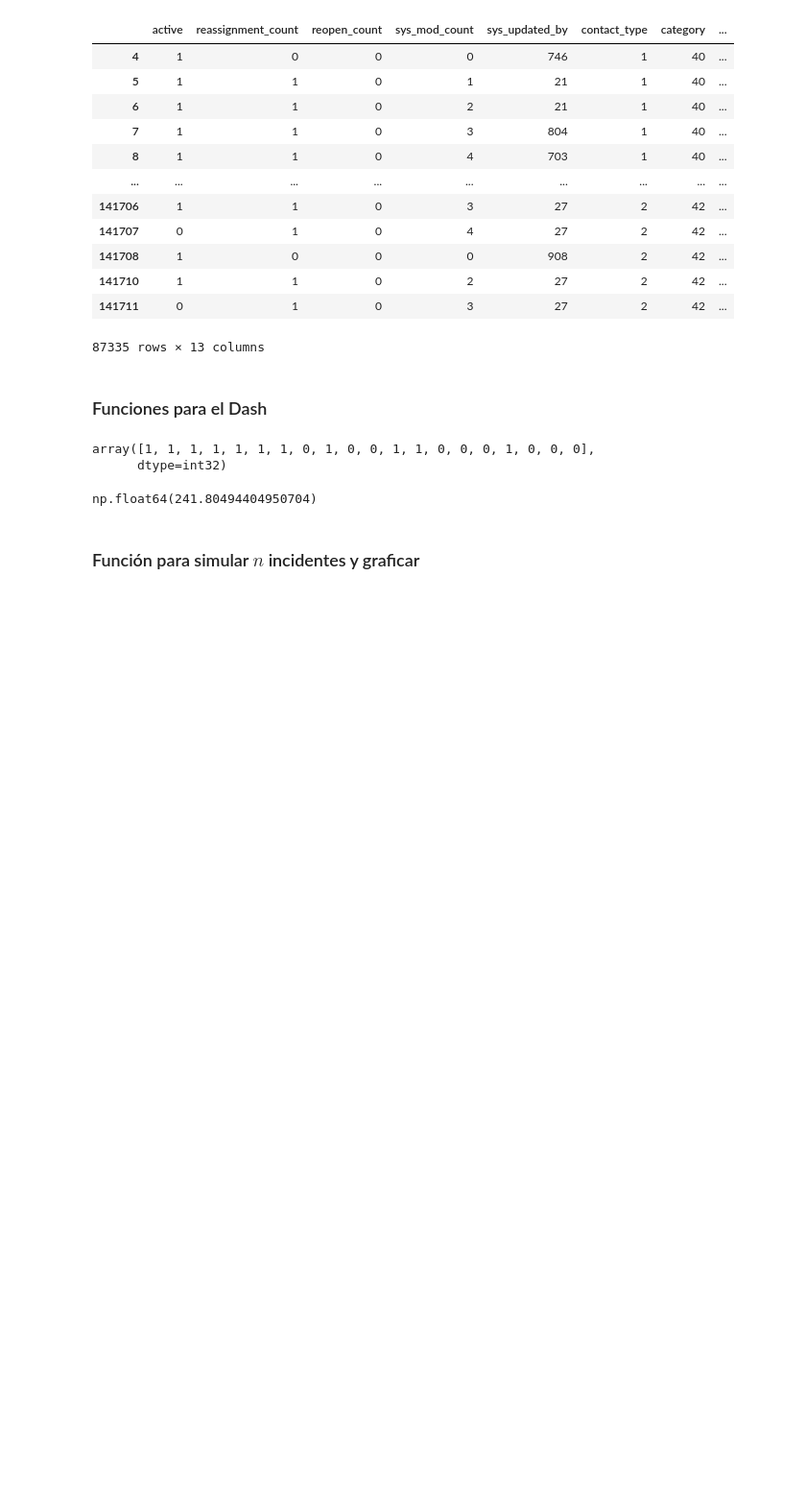
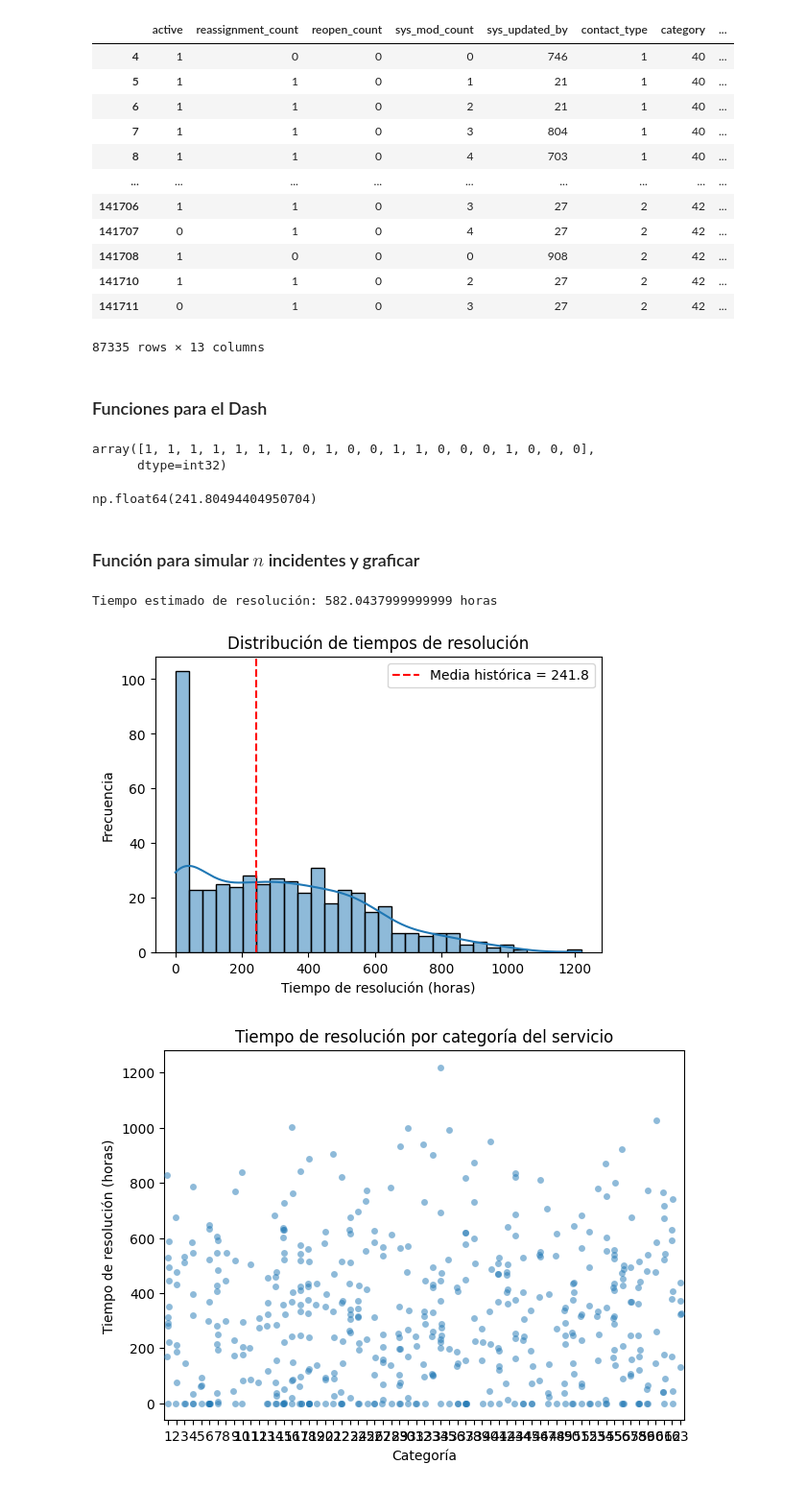
Before and after one commit to OttaVonBismarck/proyecto_1_actd, a Jupyter notebook: model.ipynb, the cells around one changed output. Shown at 96% size. Saved outputs shown, nothing was run; the diff lists cells and outputs as text; code cells hidden in the pictures; blank space fills up the shorter version.

```diff
--- a/model.ipynb
+++ b/model.ipynb
@@ -1113,3 +1111,13 @@ def simular_incidentes(n=500):
     plt.show()
 
     return data
+# %%
+tiempo = predecir_tiempo(1, 2, 0, 12, 100, 3, 5, 2, 20, 50, 1, 0, 77)
+print("Tiempo estimado de resolución:", tiempo, "horas")
+# %% [output]
+Tiempo estimado de resolución: 582.0437999999999 horas
+# %%
+df_simulado = simular_incidentes(500)
+# %% [output]
+[figure, added]
+[figure, added]
```
Also changed, not shown: parts of 2 cells of this notebook.
